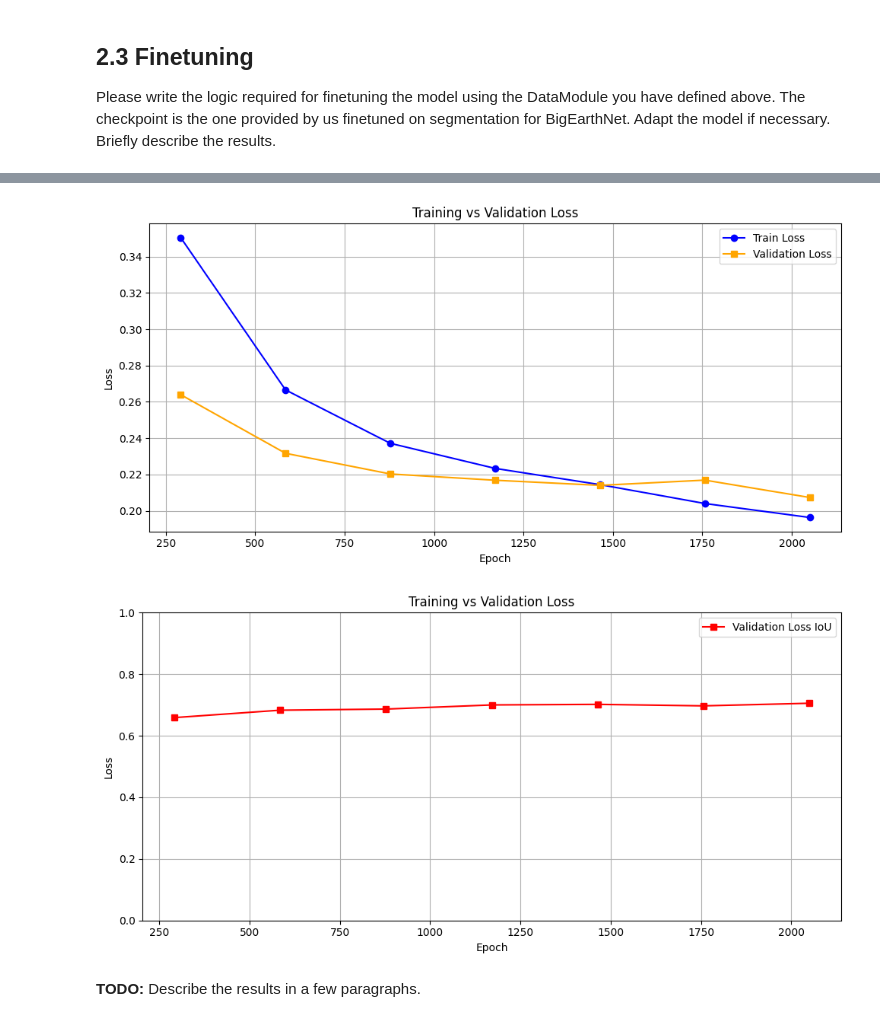
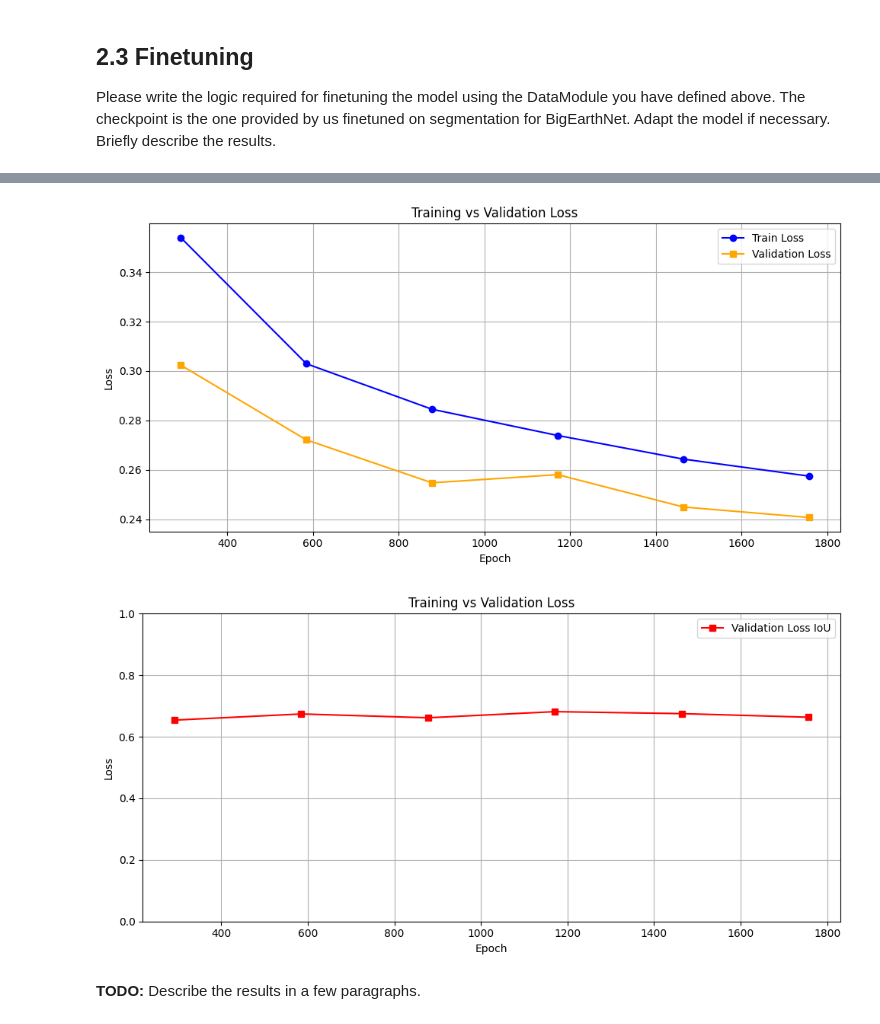
Before and after one commit to aalolexx/copersnicus-deforestation-ml-analysis, a Jupyter notebook: src/ipl4eo_miniproject_2025/Task_2.ipynb, the cells around one changed output, grey strips where cells are left out. Cells and saved outputs as stored; diff of their text form; code cells hidden in the pictures.

```diff
--- a/src/ipl4eo_miniproject_2025/Task_2.ipynb
+++ b/src/ipl4eo_miniproject_2025/Task_2.ipynb
@@ -485,7 +618,7 @@ import matplotlib.pyplot as plt
 from tensorboard.backend.event_processing import event_accumulator
 
 # Step 1: Point to your log directory
-event_path = "lightning_logs/version_3/events.out.tfevents.1752880877.THINKPAD.22792.7"
+event_path = "lightning_logs/version_18/events.out.tfevents.1753124954.THINKPAD.35192.1"
 
 # Load and parse event data
 ea = event_accumulator.EventAccumulator(event_path)
@@ -505,35 +638,35 @@ val_values = [e.value for e in val_loss_events]
 
 val_iou_steps = [e.step for e in val_iou_loss_events]
 val_iou_values = [e.value for e in val_iou_loss_events]
 
 # Plot both losses
 plt.figure(figsize=(10, 5))
 plt.plot(train_steps, train_values, label="Train Loss", marker="o", color="blue")
 plt.plot(val_steps, val_values, label="Validation Loss", marker="s", color="orange")
 
 plt.xlabel("Epoch")
 plt.ylabel("Loss")
 plt.title("Training vs Validation Loss")
 plt.legend()
 plt.grid(True)
 plt.tight_layout()
 plt.show()
 
 
 # Also show IoU Loss
 plt.figure(figsize=(10, 5))
 plt.plot(val_iou_steps, val_iou_values, label="Validation Loss IoU", marker="s", color="red")
 plt.xlabel("Epoch")
 plt.ylabel("Loss")
 plt.ylim((0,1))
 plt.title("Training vs Validation Loss")
 plt.legend()
 plt.grid(True)
 plt.tight_layout()
 plt.show()
 # %% [output]
-[figure, old version]
+[figure, new version]
-[figure, old version]
+[figure, new version]
 # %% [markdown]
 **TODO:** Describe the results in a few paragraphs.
 # %% [markdown]
```
Also changed, not shown: parts of 9 cells of this notebook, 1 other file.
